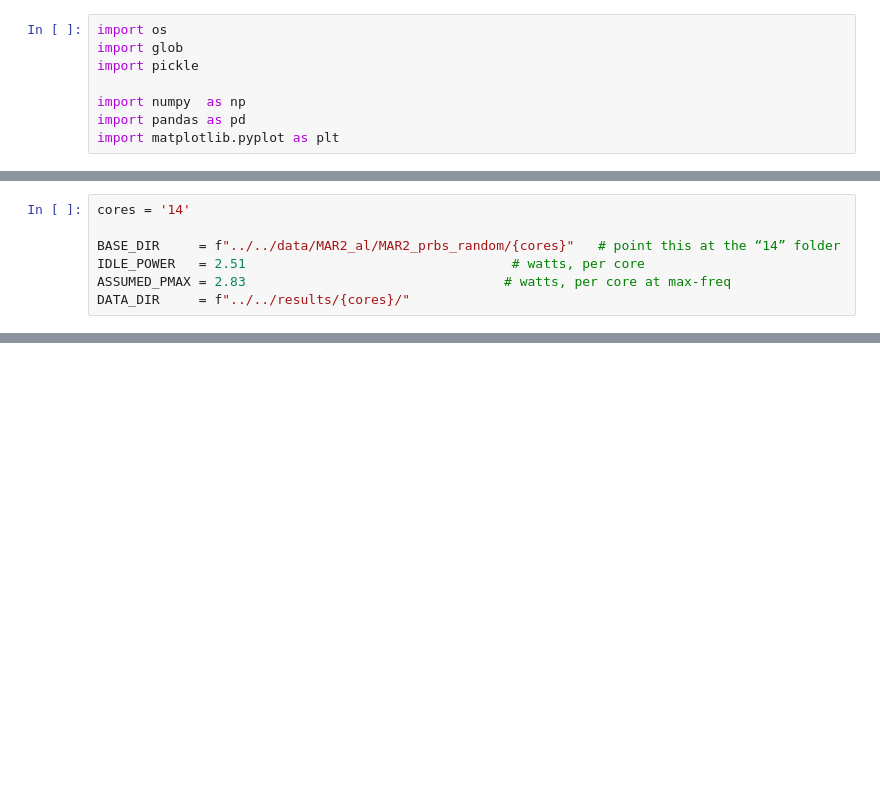
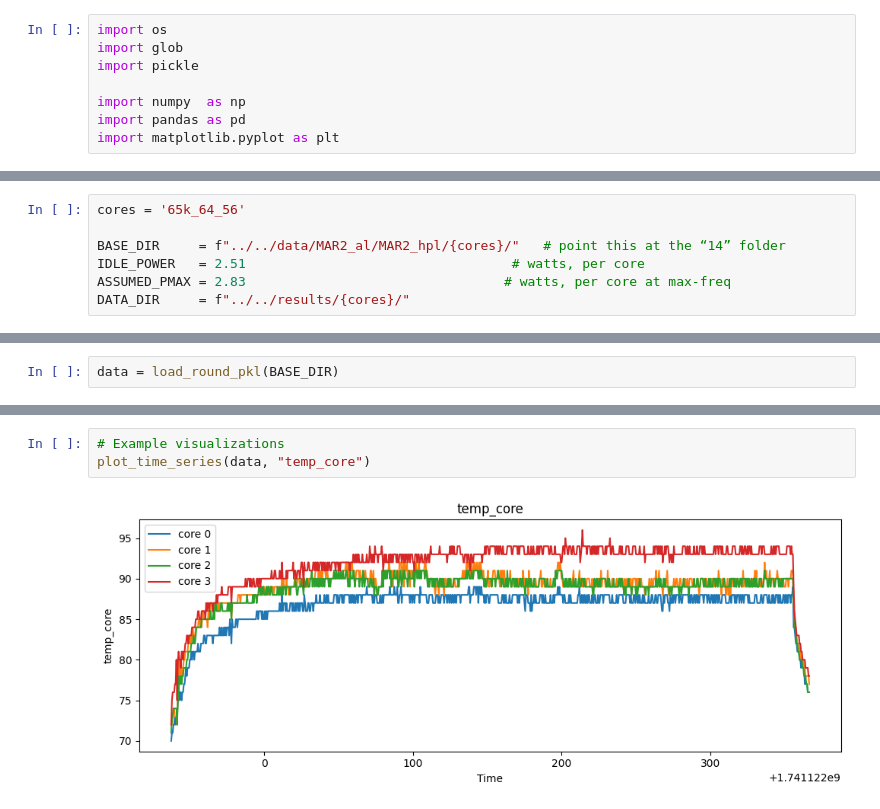
Before and after one commit to Yaozzzx/HPCE, a Jupyter notebook: notebooks/data_preprocessing/visualizations.ipynb, the cells around one changed output, grey strips where cells are left out. Saved outputs shown, nothing was run; the diff lists cells and outputs as text; blank space fills up the shorter version.

Commit message:
Adding data to work with hpl dataset

```diff
--- a/notebooks/data_preprocessing/visualizations.ipynb
+++ b/notebooks/data_preprocessing/visualizations.ipynb
@@ -9,7 +11,7 @@ import matplotlib.pyplot as plt
 # %%
-cores = '14'
+cores = '65k_64_56'
 
-BASE_DIR     = f"../../data/MAR2_al/MAR2_prbs_random/{cores}"   # point this at the “14” folder
+BASE_DIR     = f"../../data/MAR2_al/MAR2_hpl/{cores}/"   # point this at the “14” folder
 IDLE_POWER   = 2.51                                  # watts, per core
 ASSUMED_PMAX = 2.83                                 # watts, per core at max‐freq
 DATA_DIR     = f"../../results/{cores}/"
@@ -110,0 +131,2 @@ if "round0" in summary_df.index:
+# %%
+data = load_round_pkl(BASE_DIR)
@@ -110,0 +196,5 @@ if "round0" in summary_df.index:
+# %%
+# Example visualizations
+plot_time_series(data, "temp_core")
+# %% [output]
+[figure, added]
```
Also changed, not shown: parts of 8 cells of this notebook.
